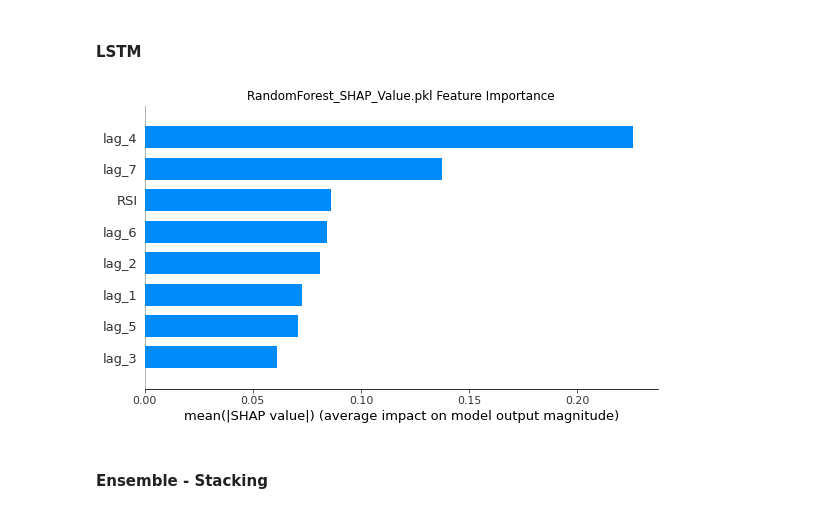
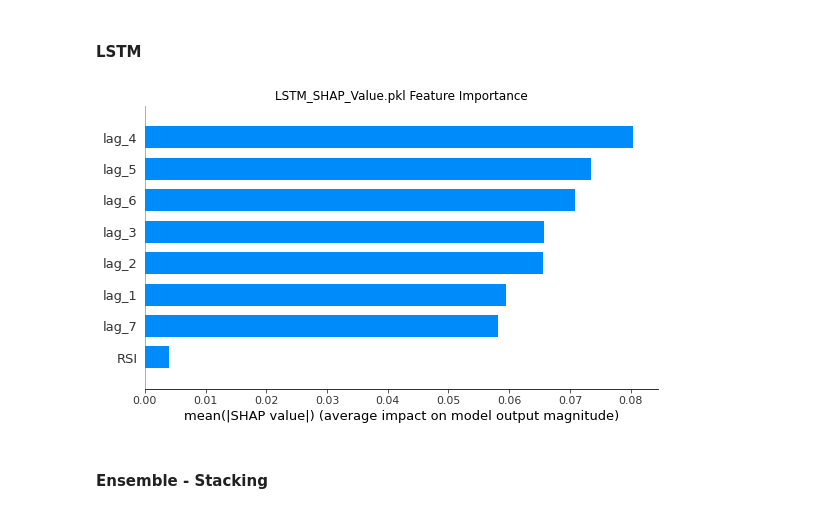
Before and after one commit to JHO-ds/WQU_Capstone_Risk_and_Volatility, a Jupyter notebook: notebooks/Summary.ipynb, the cells around one changed output. Cells and saved outputs as stored; diff of their text form; code cells hidden in the pictures.

```diff
--- a/notebooks/Summary.ipynb
+++ b/notebooks/Summary.ipynb
@@ -179,9 +173,9 @@ nn_variable_importance(0)
 # %% [markdown]
 #### LSTM
 # %%
-nn_variable_importance(5)
+nn_variable_importance(4)
 # %% [output]
-[figure, old version]
+[figure, new version]
 # %% [markdown]
 #### Ensemble - Stacking
 # %%
```
Also changed, not shown: parts of 61 cells of this notebook, 3 other files.
